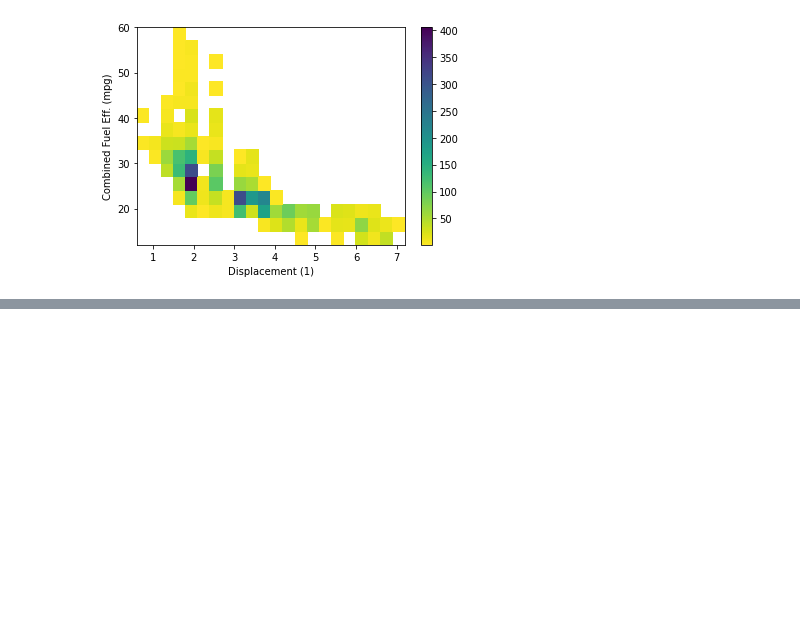
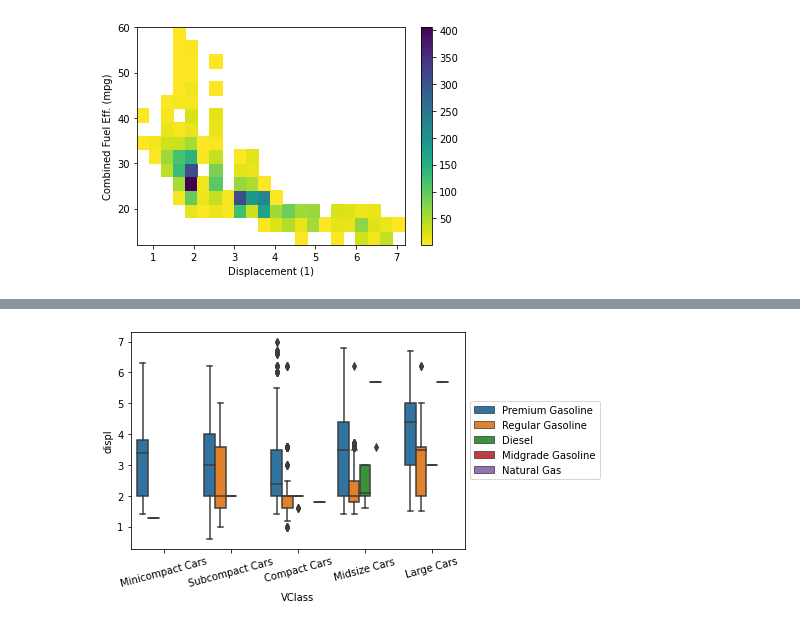
Before and after one commit to Gingercapo/Fuel_Economy, a Jupyter notebook: fuel_Economic.ipynb, the cells around one changed output, grey strips where cells are left out. Cells and saved outputs as stored; diff of their text form; code cells hidden in the pictures; blank space fills up the shorter version.

```diff
--- a/fuel_Economic.ipynb
+++ b/fuel_Economic.ipynb
@@ -157,0 +219,20 @@ plt.ylabel('Combined Fuel Eff. (mpg)');
+# %%
+# YOUR CODE HERE
+def adaptedplot_solution_2():
+  # data setup
+  sedan_classes = ['Minicompact Cars', 'Subcompact Cars', 'Compact Cars', 'Midsize Cars', 'Large Cars']
+  pd_ver = pd.__version__.split(".")
+  if (int(pd_ver[0]) > 0) or (int(pd_ver[1]) >= 21): # v0.21 or later
+    vclasses = pd.api.types.CategoricalDtype(ordered = True, categories = sedan_classes)
+    df['VClass'] = df['VClass'].astype(vclasses)
+  else: # compatibility for v.20
+    df['VClass'] = df['VClass'].astype('category', ordered = True, categories = sedan_classes)
+    fuel_econ_sub = df.loc[df['fuelType'].isin(['Premium Gasoline', 'Regular Gasoline'])]
+  # plotting
+  sb.boxplot(data = df, x = 'VClass', y = 'displ', hue = 'fuelType')
+  plt.legend(loc = 6, bbox_to_anchor = (1.0, 0.5)) # legend to right of figure
+  plt.xticks(rotation = 15)
+# %%
+adaptedplot_solution_2()
+# %% [output]
+[figure, added]
```
Also changed, not shown: parts of 8 cells of this notebook.
